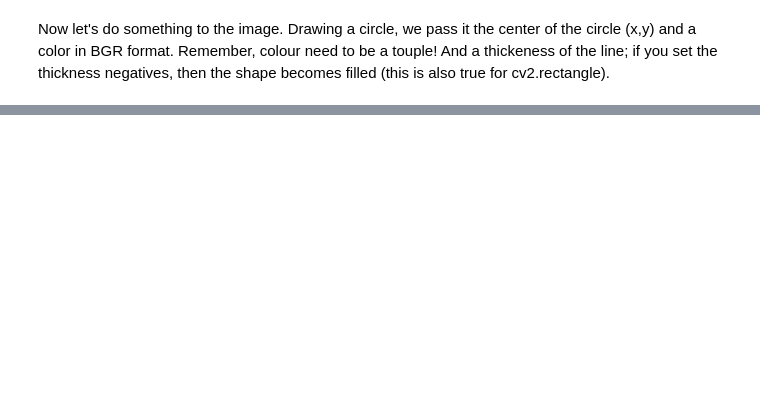
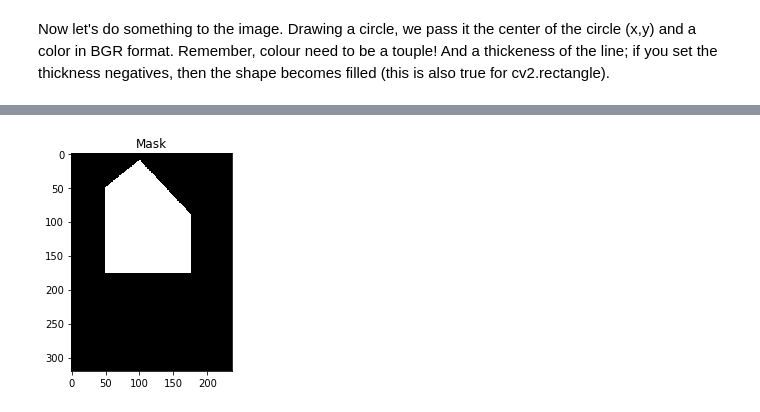
Before and after one commit to vcg-uvic/csc205, a Jupyter notebook: labs/lab2/csc205Lab2.ipynb, the cells around one changed output, grey strips where cells are left out. Saved outputs shown, nothing was run; the diff lists cells and outputs as text; code cells hidden in the pictures; blank space fills up the shorter version.

```diff
--- a/labs/lab2/csc205Lab2.ipynb
+++ b/labs/lab2/csc205Lab2.ipynb
@@ -83,0 +99,23 @@ plot_image(mask, "Mask", cmap='gray')
+# %%
+#Create a black image the same size of our image (but only 1 channel!)
+mask = np.zeros(left.shape[:2], dtype=np.uint8) #We'll learn more NumPy later!
+
+#Let's draw our mask using polygon
+#pts = np.array([[10,100],[20,30],[70,20],[50,10]], np.int32)
+
+pts = np.array([[100, 10],[175,90],[175,175],[50,175],[50,50]], np.int32)
+
+#Again, we'll talk about this more when we cover NumPy but we just
+#reshape the array into a shape the polylines functions understand
+pts = pts.reshape((-1,1,2))
+
+#We tell polylines to close the figure (True) and make the color white (255)
+#If you don't want a closed shape, set False (this is faster than using cv2.lines())
+mask = cv2.polylines(mask,[pts],True,255)
+
+#Fill in the polygon with white (255)
+mask = cv2.fillConvexPoly(mask,pts,255)
+
+plot_image(mask, "Mask", cmap='gray')
+# %% [output]
+[figure, added]
```
Also changed, not shown: parts of 10 cells of this notebook.
